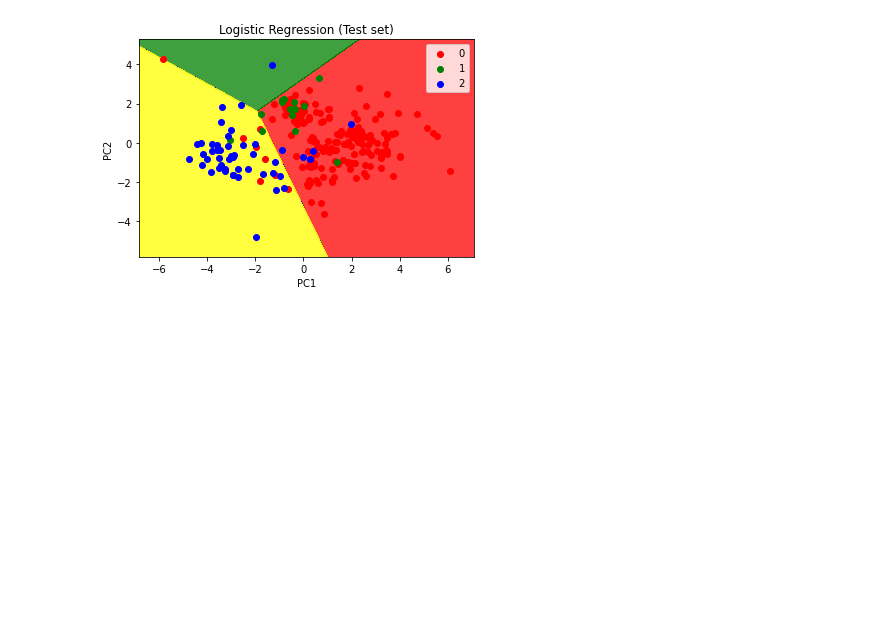
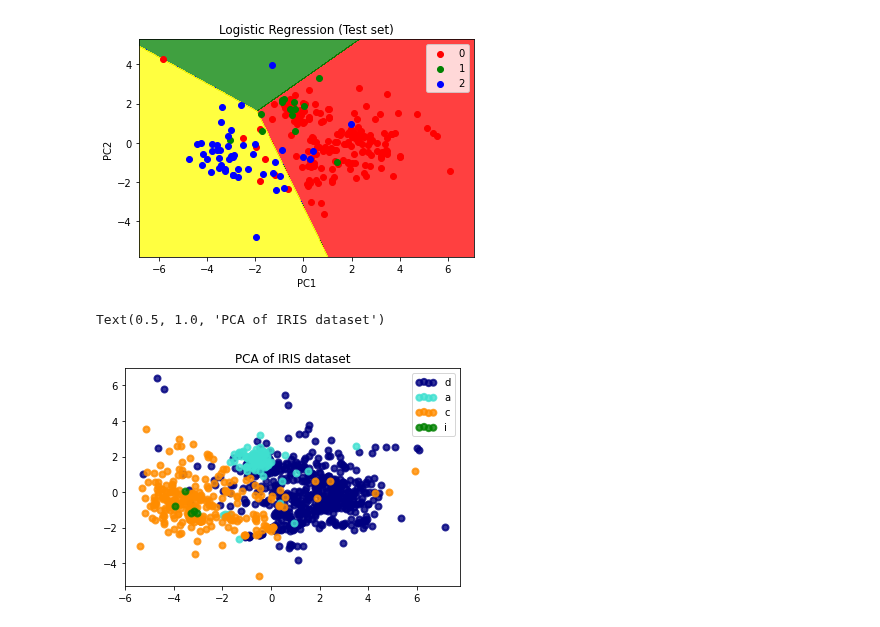
Before and after one commit to DSEI21000-S21/project-clustering-geological-samples, a Jupyter notebook: Project_notebook_final_JatinJain.ipynb, the cells around one changed output. Saved outputs shown, nothing was run; the diff lists cells and outputs as text; code cells hidden in the pictures; blank space fills up the shorter version.

Commit message:
Visualization
Visualization of PCA

```diff
--- a/Project_notebook_final_JatinJain.ipynb
+++ b/Project_notebook_final_JatinJain.ipynb
@@ -461,3 +462,18 @@ plt.show()
 *c* argument looks like a single numeric RGB or RGBA sequence, which should be avoided as value-mapping will have precedence in case its length matches with *x* & *y*.  Please use the *color* keyword- ...
 *c* argument looks like a single numeric RGB or RGBA sequence, which should be avoided as value-mapping will have precedence in case its length matches with *x* & *y*.  Please use the *color* keyword- ...
 [figure]
+# %%
+rock_name = datasetpro['ROCK NAME']
+# %%
+plt.figure()
+colors = ['navy', 'turquoise', 'darkorange', 'green']
+lw = 2
+
+for color, i, rock_name in zip(colors, [0, 1, 2, 3], rock_name):
+    plt.scatter(X1_train[y1_train == i, 0], X1_train[y1_train == i, 1], color=color, alpha=.8, lw=lw,
+                label=rock_name)
+plt.legend(loc='best', shadow=False, scatterpoints=4)
+plt.title('PCA of IRIS dataset')
+# %% [output]
+Text(0.5, 1.0, 'PCA of IRIS dataset')
+[figure, added]
```
Also changed, not shown: parts of 1 cell of this notebook.
